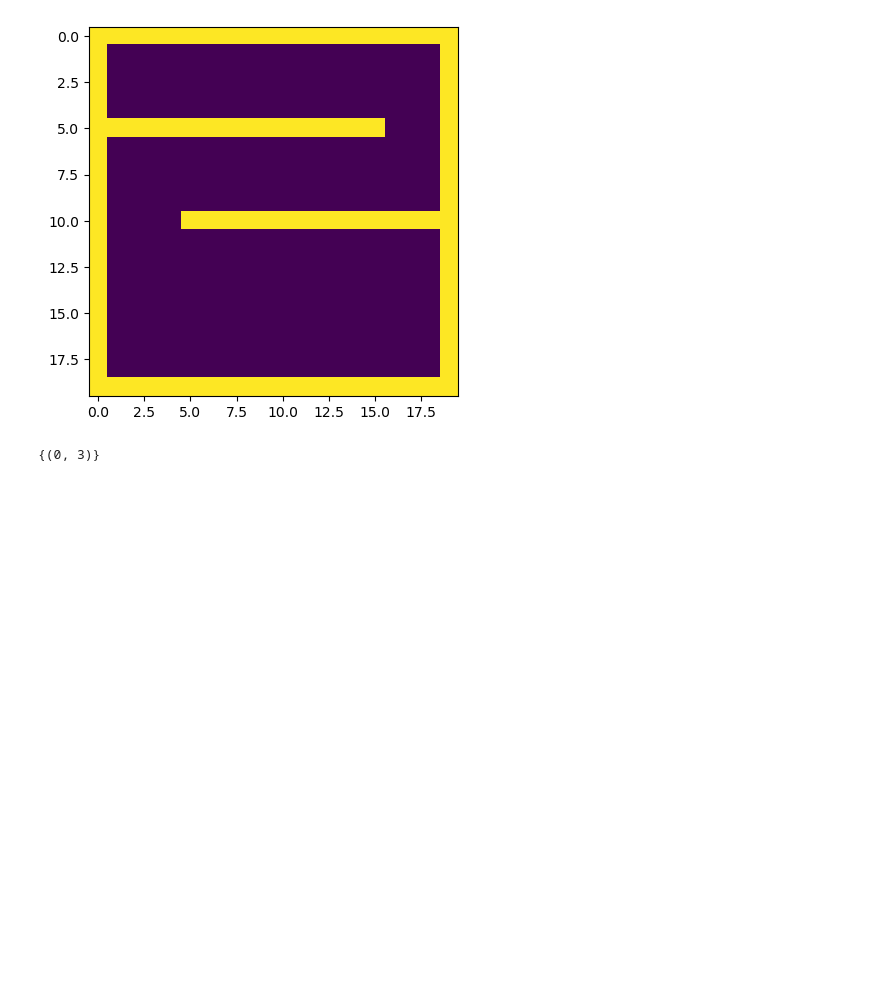
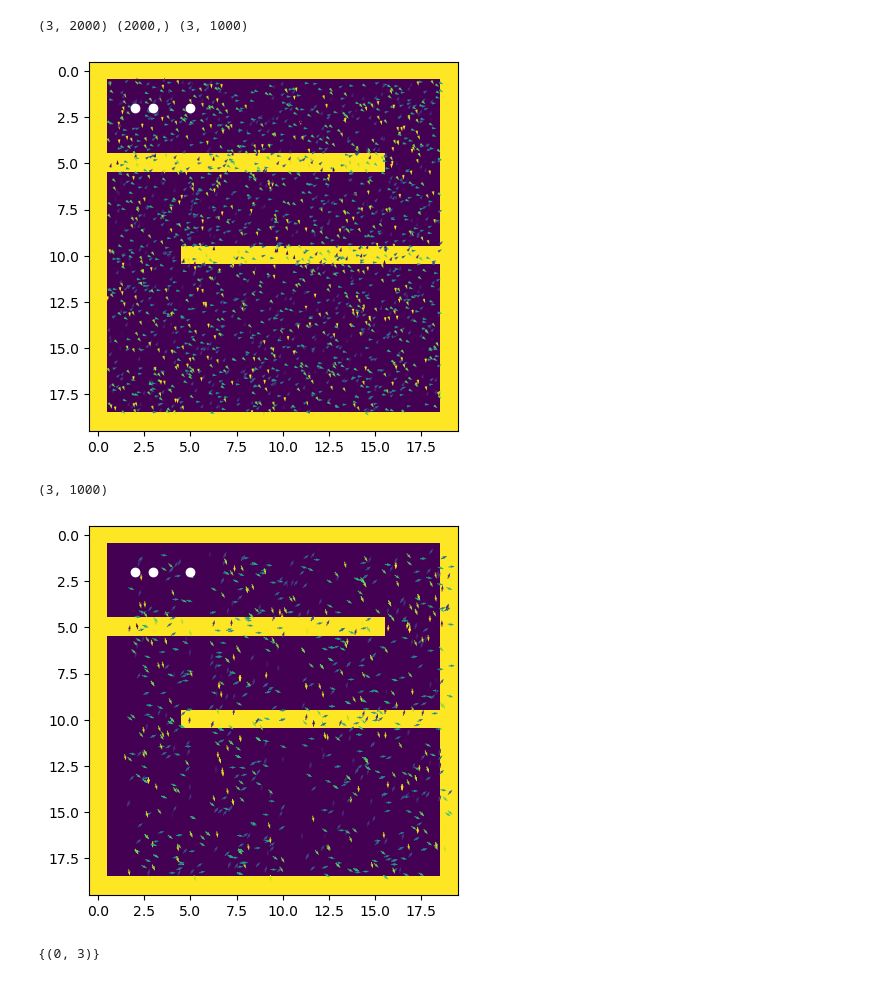
Before and after one commit to julebarn/REX2024, a Jupyter notebook: monto-carlo.ipynb, the cells around one changed output. Cells and saved outputs as stored; diff of their text form; code cells hidden in the pictures; blank space fills up the shorter version.

```diff
--- a/monto-carlo.ipynb
+++ b/monto-carlo.ipynb
@@ -3,13 +5,53 @@ import numpy as np
 import matplotlib.pyplot as plt
+# %%
+def motion_update(m, xs):
+    return np.array([m + x + rand.normal(0,.1, 3) for x in xs.T]).T
+
+def sensor_update(s, xs):
+    return np.array([1-reality[int(x),int(y)] for x, y, _ in xs.T]).T
+
+def sampler(X, p=None, size=0):
+    return X[rand.choice(len(X), p=p/p.sum(), size=size)]
+
+def mcl(X_prev, motion, sensor):
+    m = motion_update(motion, X_prev)
+    s = sensor_update(None, m)
+    r = sampler(m.T, p=s, size=1000).T
+    print(m.shape, s.shape, r.shape)
+    return r
 # %%
 reality = -(np.pad(np.ones((18,18)),1)  - 1)
 for ((wx1,wy1),(wx2,wy2)) in [((5,0),(5,15)),((10,5),(10,20))]:
     reality[wx1:wx2+1,wy1:wy2+1] = 1
 
+n = 2000
+points = .5+rand.rand(2,n) * 18
+angles =  rand.rand(n)*math.pi
+
+init = np.array([*points,angles])
+X_1  = mcl(init, (1,0,0), None)
+#X_2  = mcl(X_1,  (1,0,0), None)
+#X_3  = mcl(X_2,  (2,0,0), None)
+
+def quiver(X):
+    plt.quiver(X[0], X[1], np.sin(X[2]), np.cos(X[2]), X[2])
+
 plt.imshow(reality)
+quiver(init)
+plt.scatter([2,3,5],[2,2,2], c="w")
 plt.show()
+
+plt.imshow(reality)
+m = motion_update((2,0,0), init)
+print(X_1.shape)
+quiver(X_1)
+plt.scatter([2,3,5],[2,2,2], c="w")
+plt.show()
 # %% [output]
+(3, 2000) (2000,) (3, 1000)
-[figure, old version]
+[figure, new version]
+(3, 1000)
+[figure, added]
 # %%
 from collections import defaultdict
 from functools import partial
```
Also changed, not shown: parts of 7 cells of this notebook.
